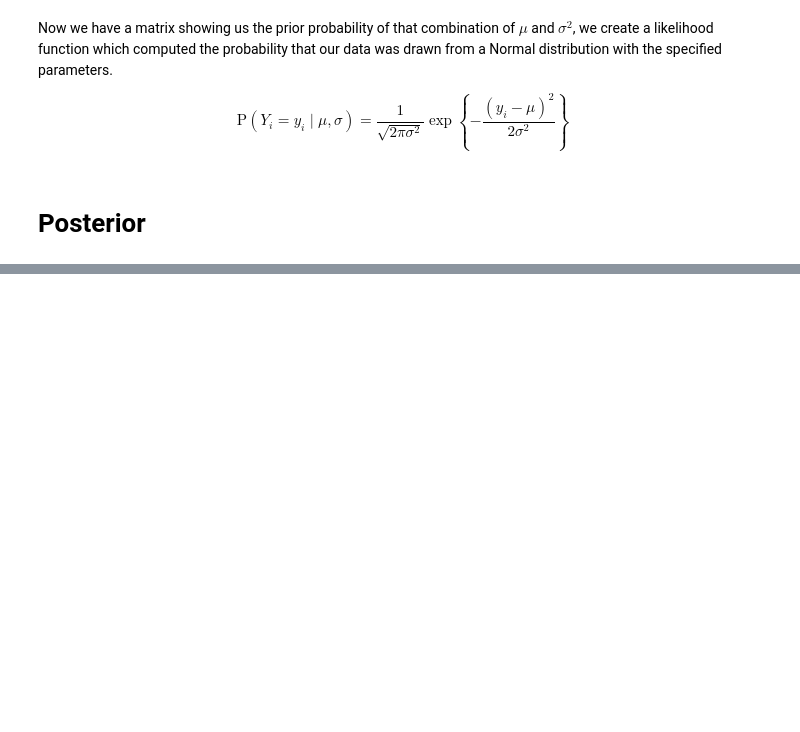
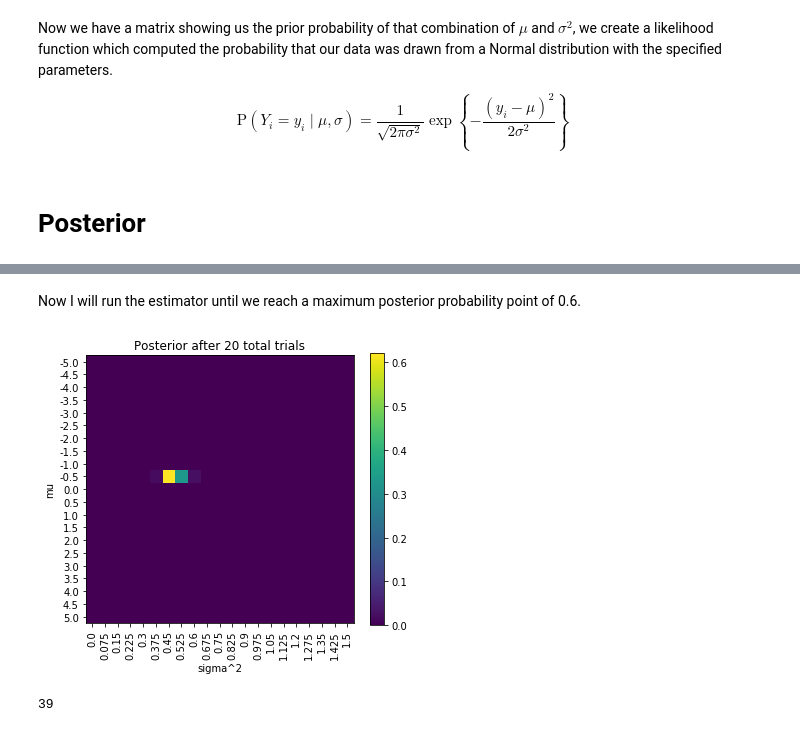
Before and after one commit to thomasarmstrong98/ODE_statistical_inference, a Jupyter notebook: grid_approx_two_param_normal.ipynb, the cells around one changed output, grey strips where cells are left out. Drawn from its saved outputs; the diff is of its cells as text; code cells hidden in the pictures; blank space fills up the shorter version.

```diff
--- a/grid_approx_two_param_normal.ipynb
+++ b/grid_approx_two_param_normal.ipynb
@@ -101,0 +165,35 @@ s
+# %% [markdown]
+Now I will run the estimator until we reach a maximum posterior probability point of 0.6.
+# %%
+count = 0
+y_data = y[21:]
+while post_mat.max() < 0.6:
+    y_val = y_data[count]
+    lik_mat = np.zeros((len(u_grid),len(s_grid)))
+    for i in range(len(u_grid)):
+        for j in  range(len(s_grid)):
+            lik_mat = likelihood(y_val, u_grid[:, np.newaxis], s_grid)
+            lik_mat = np.nan_to_num(lik_mat)
+    post_mat = (lik_mat * prior) / np.nan_to_num((lik_mat * prior).sum())
+    post_mat = np.nan_to_num(post_mat)
+    prior = post_mat
+    count = count + 1
+# %%
+fig = plt.figure(figsize=(6, 5))
+ax = fig.add_subplot(111)
+plt.imshow(post_mat)
+plt.colorbar(orientation='vertical')
+ax.set_xticklabels(s_grid)
+plt.xticks(range(len(s_grid)), rotation = 90)
+ax.set_yticklabels(u_grid)
+plt.yticks(range(len(u_grid)))
+plt.xlabel("sigma^2")
+plt.ylabel("mu")
+plt.title("Posterior after 20 total trials")
+plt.show()
+# %% [output]
+[figure, added]
+# %%
+count
+# %% [output]
+39
```
Also changed, not shown: parts of 13 cells of this notebook.
